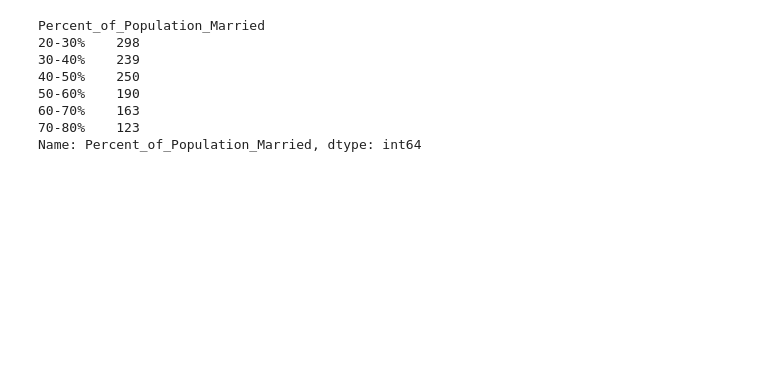
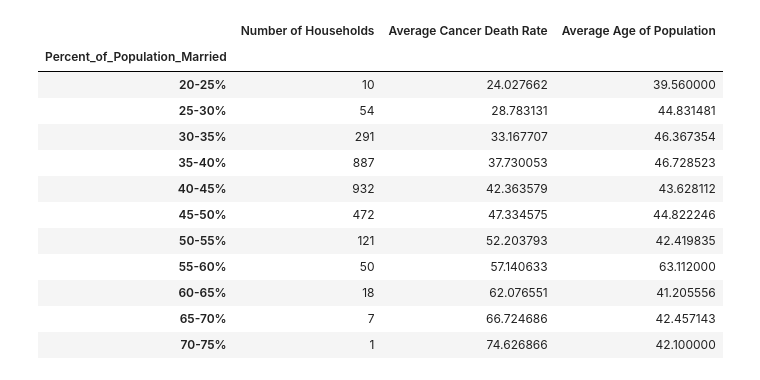
Before and after one commit to Chemistasaurus/Project-1, a Jupyter notebook: Martial Status vs Death Rate.ipynb, the cells around one changed output. Cells and saved outputs as stored; diff of their text form; code cells hidden in the pictures; blank space fills up the shorter version.

```diff
--- a/Martial Status vs Death Rate.ipynb
+++ b/Martial Status vs Death Rate.ipynb
@@ -39,19 +40,26 @@ labels=["20-30%","30-40%","40-50%","50-60%","60-70%","70-80%"]
 marriage_df=cancer_df.copy()
 # %%
-marriage_df["Percent_of_Population_Married"]=pd.cut(marriage_df["Average_Deaths_per_Year"],marriage_bins,labels=labels)
-death_rates_by_marriage=marriage_df.groupby(["Percent_of_Population_Married"])["Average_Deaths_per_Year"].mean()
-#marriage_count_20=marriage_df.loc[(marriage_df["Percent_of_Population_Married"]<=30)&(marriage_df["Percent_of_Population_Married"]>=20),:]
-marriage_count=marriage_df.groupby(["Percent_of_Population_Married"])
-marriage_count["Percent_of_Population_Married"].count()
+marriage_df["Percent_of_Population_Married"]=pd.cut(marriage_df["Percent_Cancer_Deaths"],marriage_bins,labels=labels)
+death_rates_by_marriage=marriage_df.groupby(["Percent_of_Population_Married"])["Percent_Cancer_Deaths"].mean()
+age_marriage=marriage_df.groupby(["Percent_of_Population_Married"])["Median_Age"].mean()
+marriage_groups=marriage_df.groupby(["Percent_of_Population_Married"])
+marriage_count=marriage_groups["Percent_of_Population_Married"].count()
-# %% [output]
-Percent_of_Population_Married
-20-30%    298
-30-40%    239
-40-50%    250
-50-60%    190
-60-70%    163
-70-80%    123
-Name: Percent_of_Population_Married, dtype: int64
 # %%
 death_and_marriage=pd.DataFrame({"Number of Households":marriage_count,
-                                 "Mean Death Rate")
+                                 "Average Cancer Death Rate":death_rates_by_marriage,
+                                 "Average Age of Population":age_marriage})
+death_and_marriage
+# %% [output]
+|  | Number of Households | Average Cancer Death Rate | Average Age of Population |
+| Percent_of_Population_Married |  |  |  |
+| 20-25% | 10 | 24.027662 | 39.560000 |
+| 25-30% | 54 | 28.783131 | 44.831481 |
+| 30-35% | 291 | 33.167707 | 46.367354 |
+| 35-40% | 887 | 37.730053 | 46.728523 |
+| 40-45% | 932 | 42.363579 | 43.628112 |
+| 45-50% | 472 | 47.334575 | 44.822246 |
+| 50-55% | 121 | 52.203793 | 42.419835 |
+| 55-60% | 50 | 57.140633 | 63.112000 |
+| 60-65% | 18 | 62.076551 | 41.205556 |
+| 65-70% | 7 | 66.724686 | 42.457143 |
+| 70-75% | 1 | 74.626866 | 42.100000 |
```
Also changed, not shown: parts of 4 cells of this notebook.
